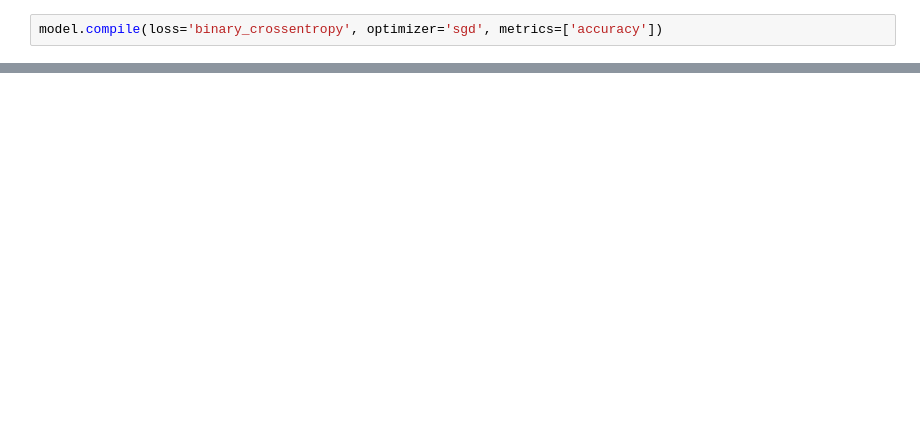
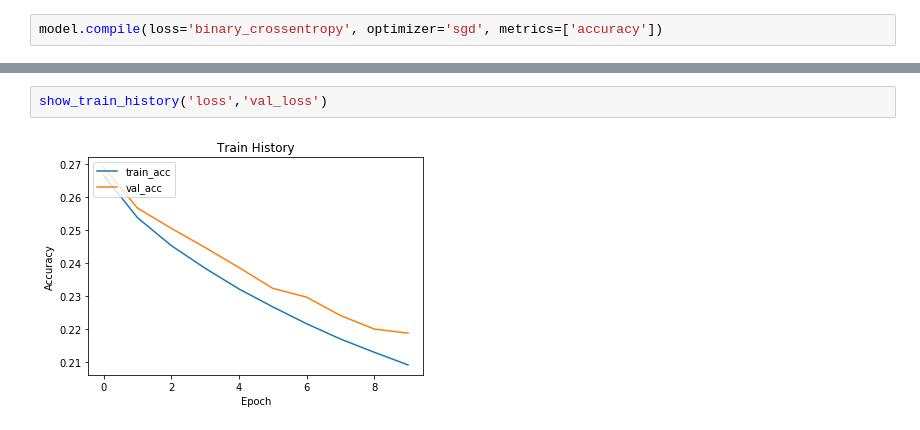
Before and after one commit to s65426425/ML100Days, a Jupyter notebook: Day71-使用損失函數_HW.ipynb, the cells around one changed output, grey strips where cells are left out. Drawn from its saved outputs; the diff is of its cells as text; blank space fills up the shorter version.

```diff
--- a/Day71-使用損失函數_HW.ipynb
+++ b/Day71-使用損失函數_HW.ipynb
@@ -203,3 +214,7 @@ show_train_history('accuracy','val_accuracy')
+# %%
+show_train_history('loss','val_loss')
+# %% [output]
+[figure, added]
 # %%
 scores = model.evaluate(x_img_train_normalize, y_label_train_OneHot)
 print()
```
Also changed, not shown: parts of 9 cells of this notebook.
